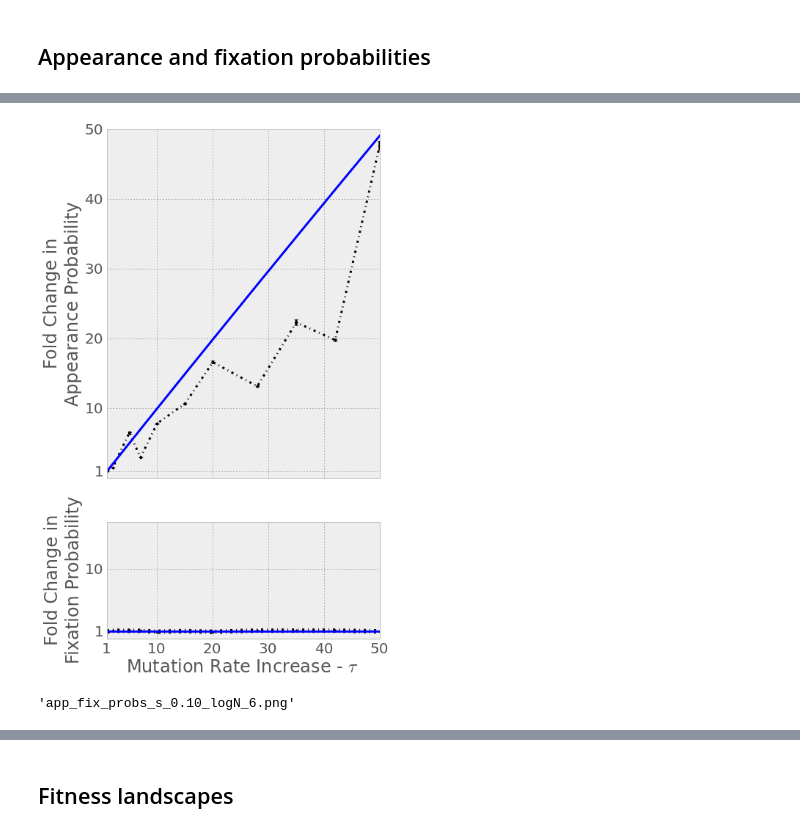
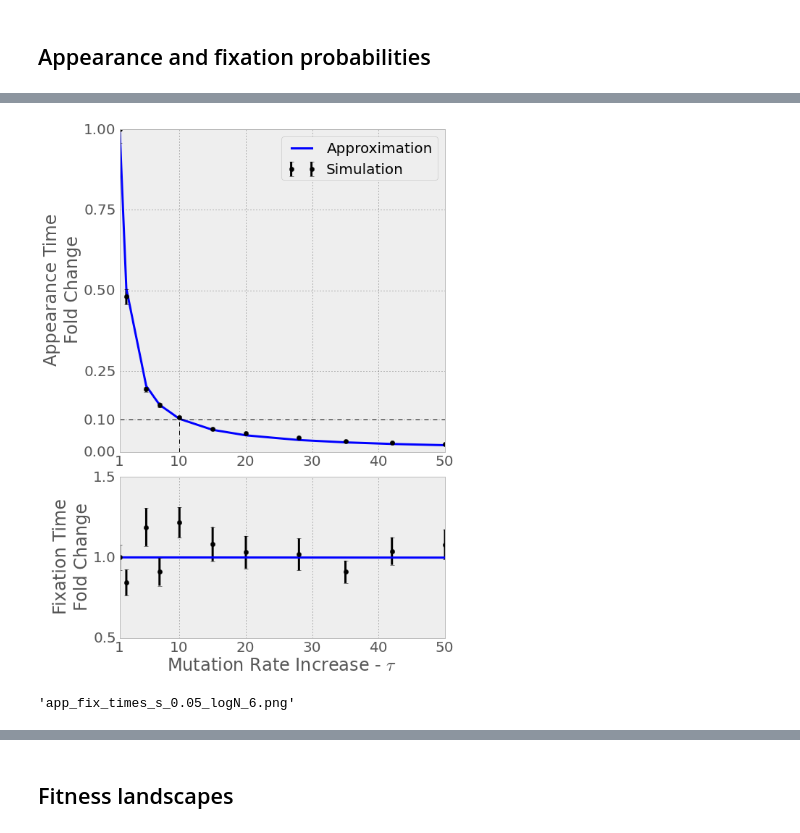
Before and after one commit to yoavram/GRC2013, a Jupyter notebook: figures.ipynb, the cells around one changed output, grey strips where cells are left out. Saved outputs shown, nothing was run; the diff lists cells and outputs as text; code cells hidden in the pictures.

```diff
--- a/figures.ipynb
+++ b/figures.ipynb
@@ -168,36 +164,42 @@ dtype: float64
-# %%
-fig = figure(dpi=300,figsize=(6.66,10.66))
-gs = gridspec.GridSpec(2,1, height_ratios=[3,1])
-
-ax = plt.subplot(gs[0])
-baseline = app_prob_mean_sim[0]
-ax.errorbar(taus, app_prob_mean_sim/baseline, fmt='k.-.', label='Simulation', yerr=app_prob_se_sim/baseline, linewidth=3)
-baseline = appearance_sim_approx(1,U,u,s,H)
-ax.plot(taus, [appearance_sim_approx(TT,U,u,s,H)/baseline for TT in taus],'b-', linewidth=3, label='Approximation')
-ax.set_ylabel('Fold Change in \nAppearance Probability\n\n', horizontalalignment="center")
-ax.set_xlim((min(taus),max(taus)))
-ax.set_xticks([1,10,20,30,40,50])
-ax.set_xticklabels([])
-ax.set_ylim((0,50))
-ax.set_yticks([1,10,20,30,40,50])
-
-ax = plt.subplot(gs[1])
-baseline = fix_prob_mean_sim[0]
-ax.errorbar(taus, fix_prob_mean_sim/baseline, fmt='k.-.', label='Simulation', yerr=fix_prob_se_sim, linewidth=6)
-baseline = fixation_sim_approx(1,U,u,s,H)
-ax.plot(taus, [fixation_sim_approx(TT,U,u,s,H)/baseline for TT in taus],'b-', linewidth=3, label='Approximation')
-ax.set_xlabel(r"Mutation Rate Increase - $\tau$")
-ax.set_ylabel('Fold Change in \nFixation Probability\n\n', horizontalalignment="center")
-ax.set_xlim((min(taus),max(taus)))
-ax.set_xticks([1,10,20,30,40,50])
-ax.set_ylim((0,16.66))
-ax.set_yticks([1,10])
-ax.grid(False, which='minor')
-
-plt.tight_layout()
-# %% [output]
-[figure, removed]
+# %%
+fig = figure(dpi=300,figsize=(8,10.66))
+gs = gridspec.GridSpec(2,1, height_ratios=[2,1])
+
+ax = plt.subplot(gs[0])
+
+baseline = 1.0/(N*appearance_sim_exact(1,U,u,s,H))
+ax.plot(taus, [(1.0/(N*appearance_sim_exact(TT,U,u,s,H)))/baseline for TT in taus],'b-', linewidth=3, label='Approximation')
+baseline = app_time_mean_sim[0]
+ax.errorbar(taus, app_time_mean_sim/baseline, fmt='ko', label='Simulation', yerr=app_time_se_sim/baseline, linewidth=3)
+
+ax.set_ylabel('Appearance Time\nFold Change\n\n', horizontalalignment="center")
+ax.set_xlim((min(taus),max(taus)))
+ax.set_xticks([1,10,20,30,40,50])
+ax.set_ylim((0,1))
+ax.set_yticks([0,0.1,0.25,0.5,0.75,1])
+ax.axhline(y=0.1, xmax=10, color='k', ls='--')
+ax.axvline(x=10, ymax=0.1, color='k', ls='--')
+ax.legend(loc=1)
+
+ax = plt.subplot(gs[1])
+
+baseline = 1.0/(fixation_sim_exact(1,U,u,s,H))
+ax.plot(taus, [(1.0/fixation_sim_exact(TT,U,u,s,H))/baseline for TT in taus],'b-', linewidth=3, label='Approximation')
+baseline = fix_time_mean_sim[0]
+ax.errorbar(taus, fix_time_mean_sim/baseline, fmt='ko', label='Simulation', yerr=fix_time_se_sim/baseline, linewidth=3, ecolor='k')
+
+ax.set_ylabel('Fixation Time\nFold Change\n\n', horizontalalignment="center")
+ax.set_xlabel(r"Mutation Rate Increase - $\tau$")
+ax.set_xlim((min(taus),max(taus)))
+ax.set_xticks([1,10,20,30,40,50])
+ax.set_ylim((0.5,1.5))
+ax.set_yticks([0.5,1,1.5])
+ax.grid(False, which='minor')
+
+plt.tight_layout()
+# %% [output]
+[figure, added]
 # %%
-save_figure(fig, "app_fix_probs_s_%.2f_logN_%d" % ( s, int(log10(N))))
+save_figure(fig, "app_fix_times_s_%.2f_logN_%d" % ( s, int(log10(N))))
 # %% [output]
-'app_fix_probs_s_0.10_logN_6.png'
+'app_fix_times_s_0.05_logN_6.png'
```
Also changed, not shown: parts of 9 cells of this notebook.
